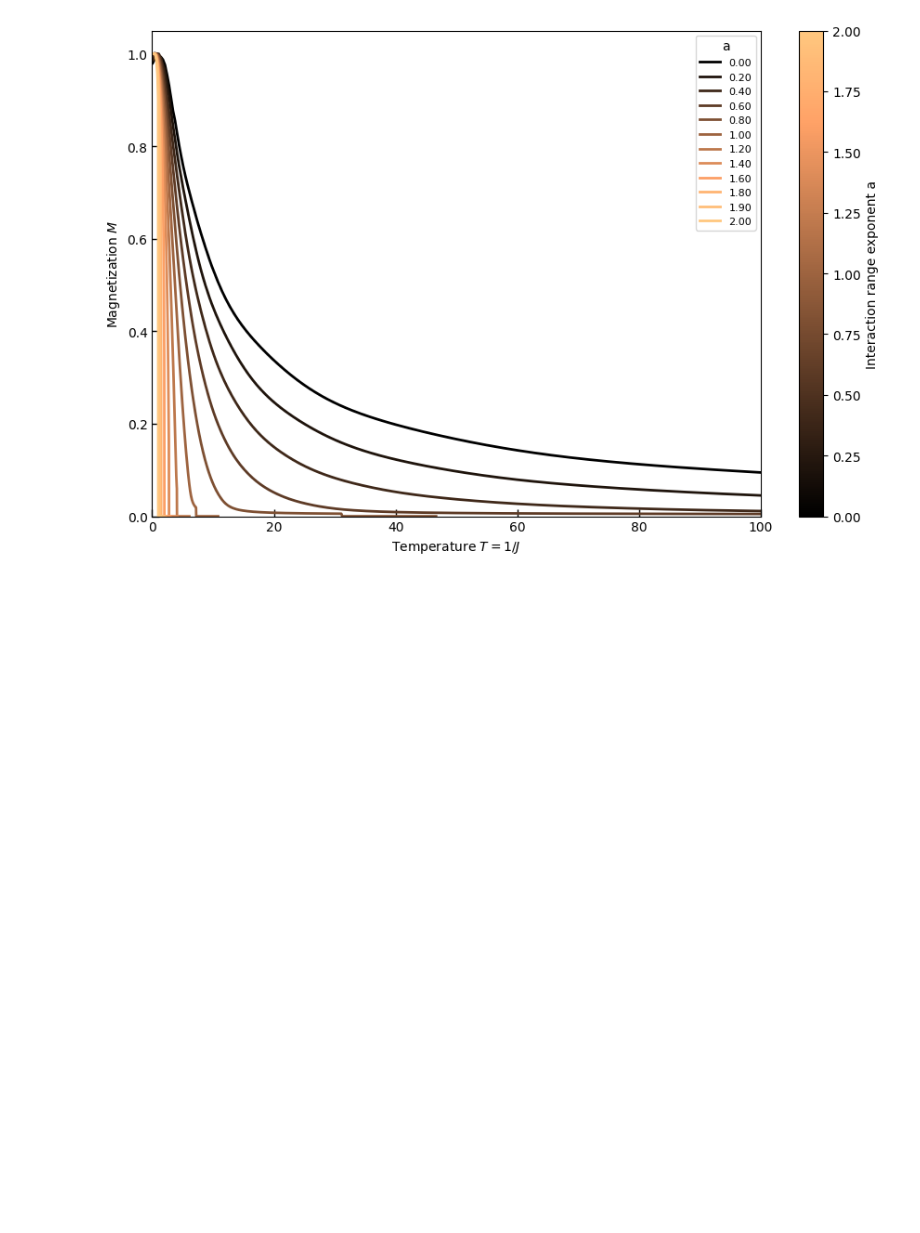
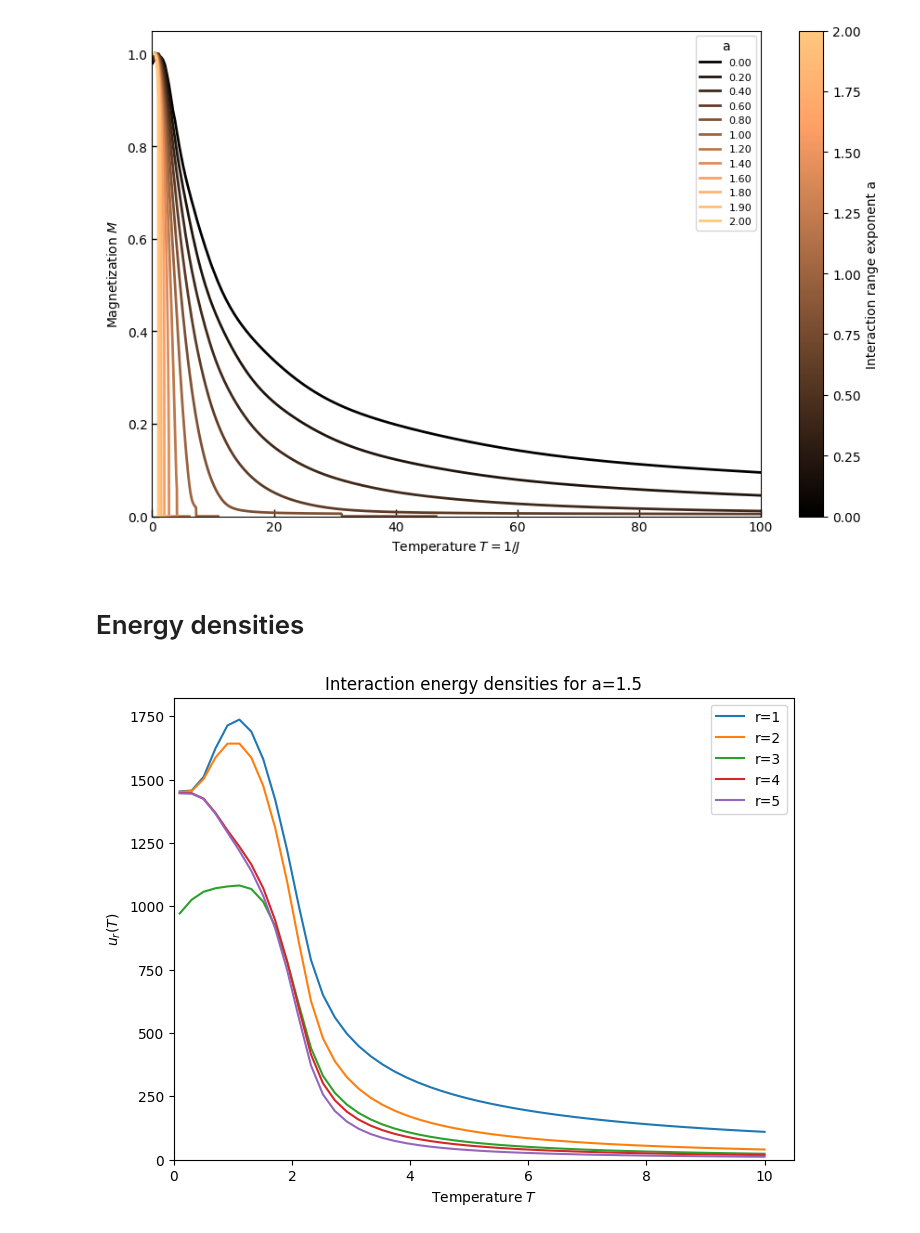
Before and after one commit to erbilcanartun/long-range-ising-chain, a Jupyter notebook: notebooks/fixed_chain_size_implementation.ipynb, the cells around one changed output. Saved outputs shown, nothing was run; the diff lists cells and outputs as text; code cells hidden in the pictures; blank space fills up the shorter version.

```diff
--- a/notebooks/fixed_chain_size_implementation.ipynb
+++ b/notebooks/fixed_chain_size_implementation.ipynb
@@ -460,13 +465,3 @@ plt.tight_layout()
 plt.show()
 # %% [output]
 [figure]
-# %%
-# Example parameters
-a = 1.2     # interaction exponent
-D = 3**4      # max distance in couplings
-n_steps = 6
-
-J0 = 1.0    # initial nearest-neighbor coupling
-
-flow = generate_rg_flow(J0, a, D, n_steps)
-plot_rg_flow(flow, distances_to_plot=[1, 2, 3, 4, 5, 6, 7, 8])
@@ -475,5 +470,5 @@ plot_rg_flow(flow, distances_to_plot=[1, 2, 3, 4, 5, 6, 7, 8])
 # %%
-a = .1
+a = 1
 
 if a < 0.8:
     Jc = 1e-10
@@ -575,3 +570,5 @@ plt.tight_layout()
 plt.show()
 # %% [output]
 [figure]
+# %% [markdown]
+# Energy densities
@@ -577,0 +760,25 @@ plt.show()
+# %%
+r_values = [1, 2, 3, 4, 5]
+a = 1.5
+T_values = np.linspace(0.1, 10, 50)
+
+u_results = {r: [] for r in r_values}
+
+for T in T_values:
+    ur_dict = u_r(T, a, r_values, max_steps=6, D_fixed=3**7, dJ_rel=1e-3)
+    for r in r_values:
+        u_results[r].append(ur_dict[r])
+
+
+plt.figure(figsize=(8, 6))
+for r in r_values:
+    plt.plot(T_values, u_results[r], label=f"r={r}")
+plt.xlim(0, None)
+plt.ylim(0, None)
+plt.xlabel("Temperature $T$")
+plt.ylabel("$u_r(T)$")
+plt.title(f"Interaction energy densities for a={a}")
+plt.legend()
+plt.show()
+# %% [output]
+[figure, added]
```
Also changed, not shown: parts of 7 cells of this notebook, 3 other files.
